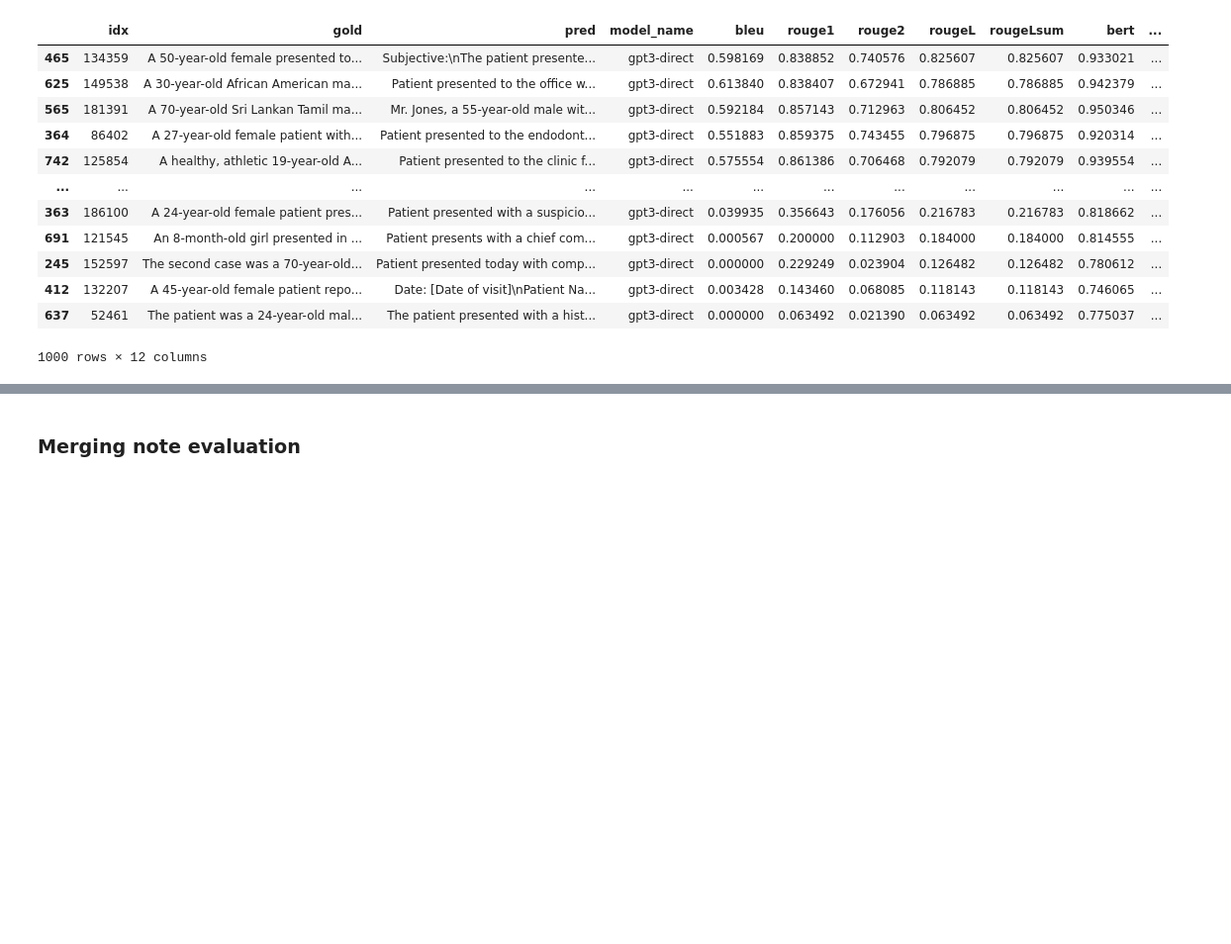
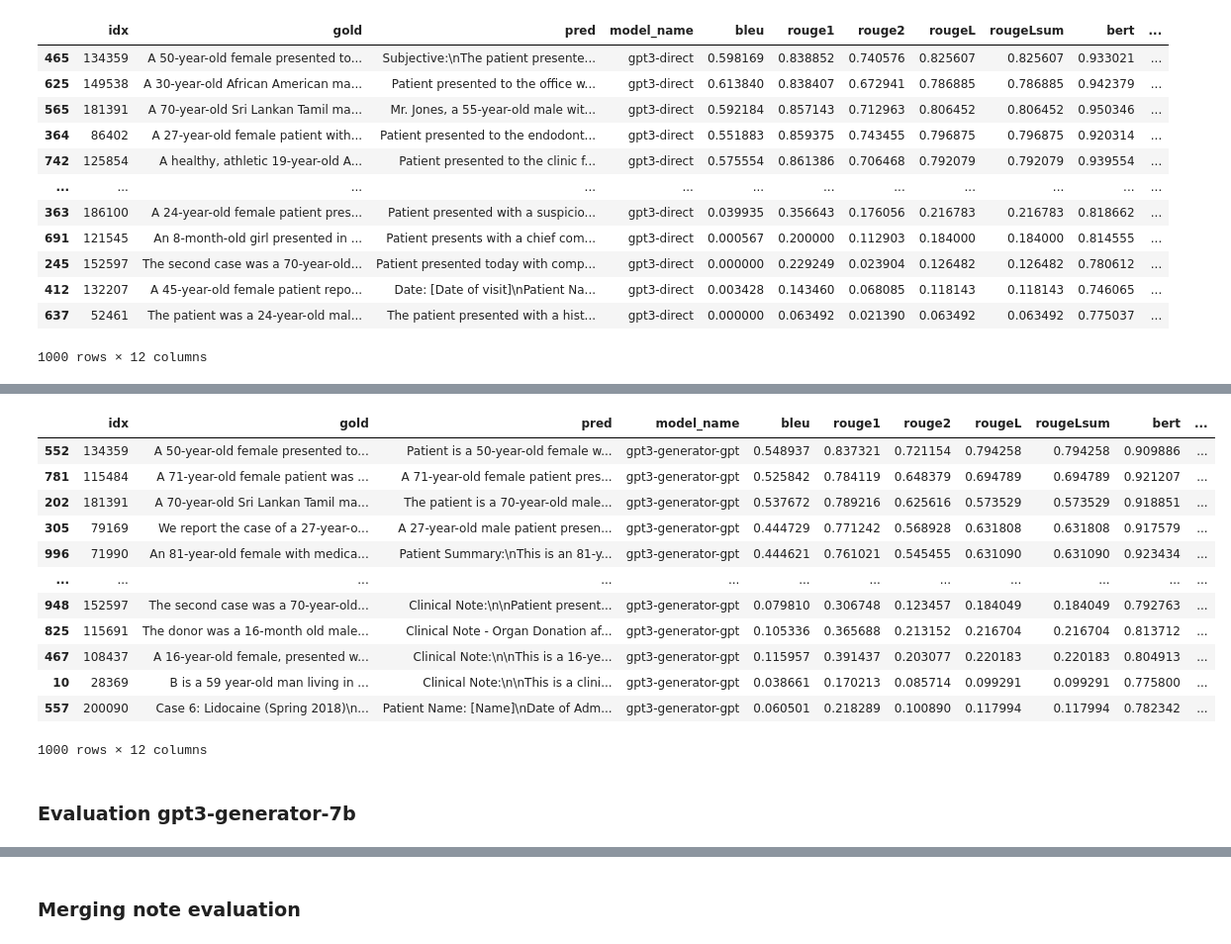
Before and after one commit to EPFL-IC-Make-Team/medinote, a Jupyter notebook: eval.ipynb, the cells around one changed output, grey strips where cells are left out. Shown at 99% size. Saved outputs shown, nothing was run; the diff lists cells and outputs as text; code cells hidden in the pictures; blank space fills up the shorter version.

```diff
--- a/eval.ipynb
+++ b/eval.ipynb
@@ -301,0 +335,2 @@ display(gpt3_direct_eval_res.sort_values(by='aggregated_score', ascending=False)
+# %%
+gpt3_generator_gpt_eval_res = note_evaluation('gpt3-generator-gpt')
@@ -301,0 +357,18 @@ display(gpt3_direct_eval_res.sort_values(by='aggregated_score', ascending=False)
+# %%
+display(gpt3_generator_gpt_eval_res.sort_values(by='aggregated_score', ascending=False))
+# %% [output]
+|  | idx | gold | pred | model_name | bleu | rouge1 | rouge2 | rougeL | rougeLsum | bert | ... |
+| 552 | 134359 | A 50-year-old female presented to... | Patient is a 50-year-old female w... | gpt3-generator-gpt | 0.548937 | 0.837321 | 0.721154 | 0.794258 | 0.794258 | 0.909886 | ... |
+| 781 | 115484 | A 71-year-old female patient was ... | A 71-year-old female patient pres... | gpt3-generator-gpt | 0.525842 | 0.784119 | 0.648379 | 0.694789 | 0.694789 | 0.921207 | ... |
+| 202 | 181391 | A 70-year-old Sri Lankan Tamil ma... | The patient is a 70-year-old male... | gpt3-generator-gpt | 0.537672 | 0.789216 | 0.625616 | 0.573529 | 0.573529 | 0.918851 | ... |
+| 305 | 79169 | We report the case of a 27-year-o... | A 27-year-old male patient presen... | gpt3-generator-gpt | 0.444729 | 0.771242 | 0.568928 | 0.631808 | 0.631808 | 0.917579 | ... |
+| 996 | 71990 | An 81-year-old female with medica... | Patient Summary:\nThis is an 81-y... | gpt3-generator-gpt | 0.444621 | 0.761021 | 0.545455 | 0.631090 | 0.631090 | 0.923434 | ... |
+| ... | ... | ... | ... | ... | ... | ... | ... | ... | ... | ... | ... |
+| 948 | 152597 | The second case was a 70-year-old... | Clinical Note:\n\nPatient present... | gpt3-generator-gpt | 0.079810 | 0.306748 | 0.123457 | 0.184049 | 0.184049 | 0.792763 | ... |
+| 825 | 115691 | The donor was a 16-month old male... | Clinical Note - Organ Donation af... | gpt3-generator-gpt | 0.105336 | 0.365688 | 0.213152 | 0.216704 | 0.216704 | 0.813712 | ... |
+| 467 | 108437 | A 16-year-old female, presented w... | Clinical Note:\n\nThis is a 16-ye... | gpt3-generator-gpt | 0.115957 | 0.391437 | 0.203077 | 0.220183 | 0.220183 | 0.804913 | ... |
+| 10 | 28369 | B is a 59 year-old man living in ... | Clinical Note:\n\nThis is a clini... | gpt3-generator-gpt | 0.038661 | 0.170213 | 0.085714 | 0.099291 | 0.099291 | 0.775800 | ... |
+| 557 | 200090 | Case 6: Lidocaine (Spring 2018)\n... | Patient Name: [Name]\nDate of Adm... | gpt3-generator-gpt | 0.060501 | 0.218289 | 0.100890 | 0.117994 | 0.117994 | 0.782342 | ... |
+1000 rows × 12 columns
+# %% [markdown]
+### Evaluation gpt3-generator-7b
```
Also changed, not shown: parts of 26 cells of this notebook, 1 other file.
